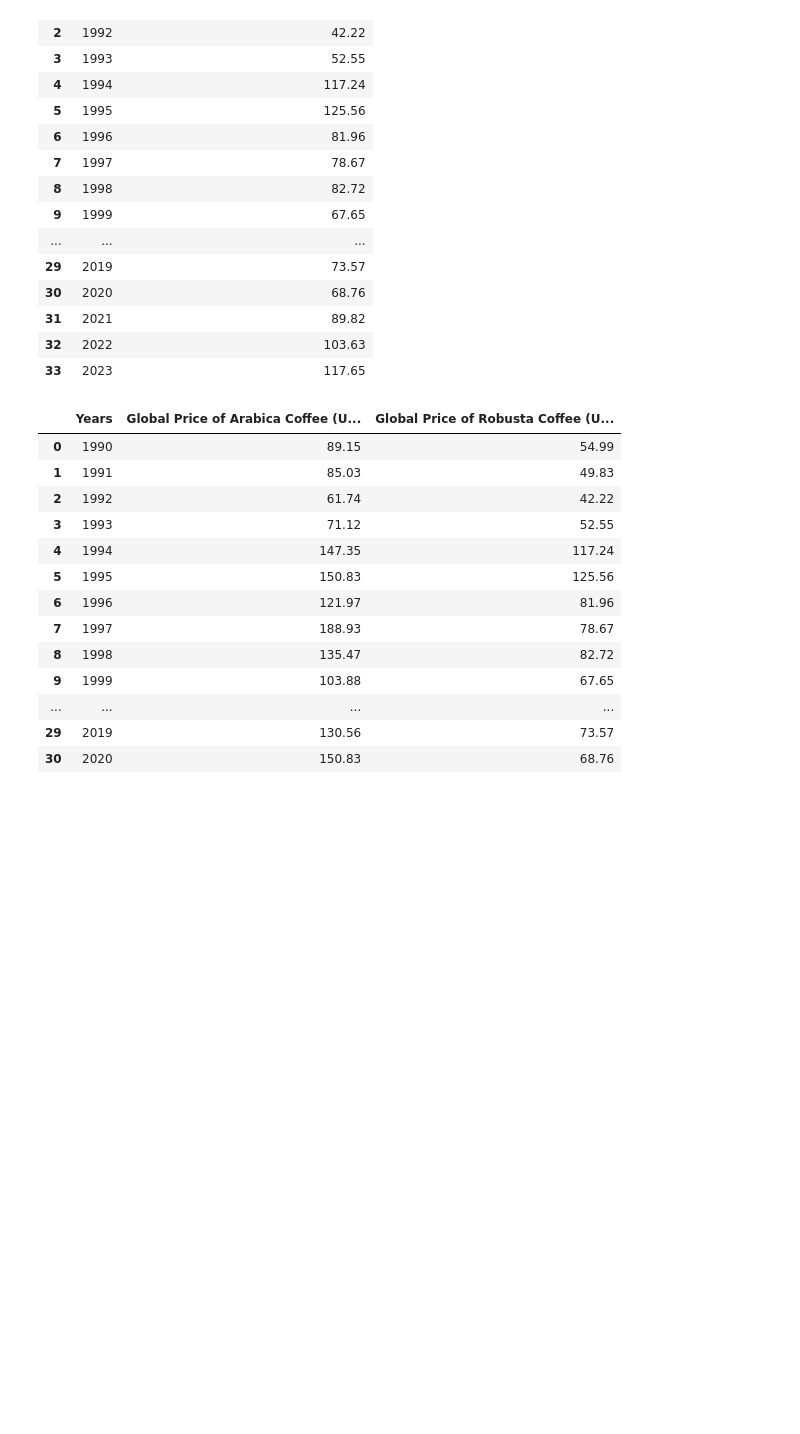
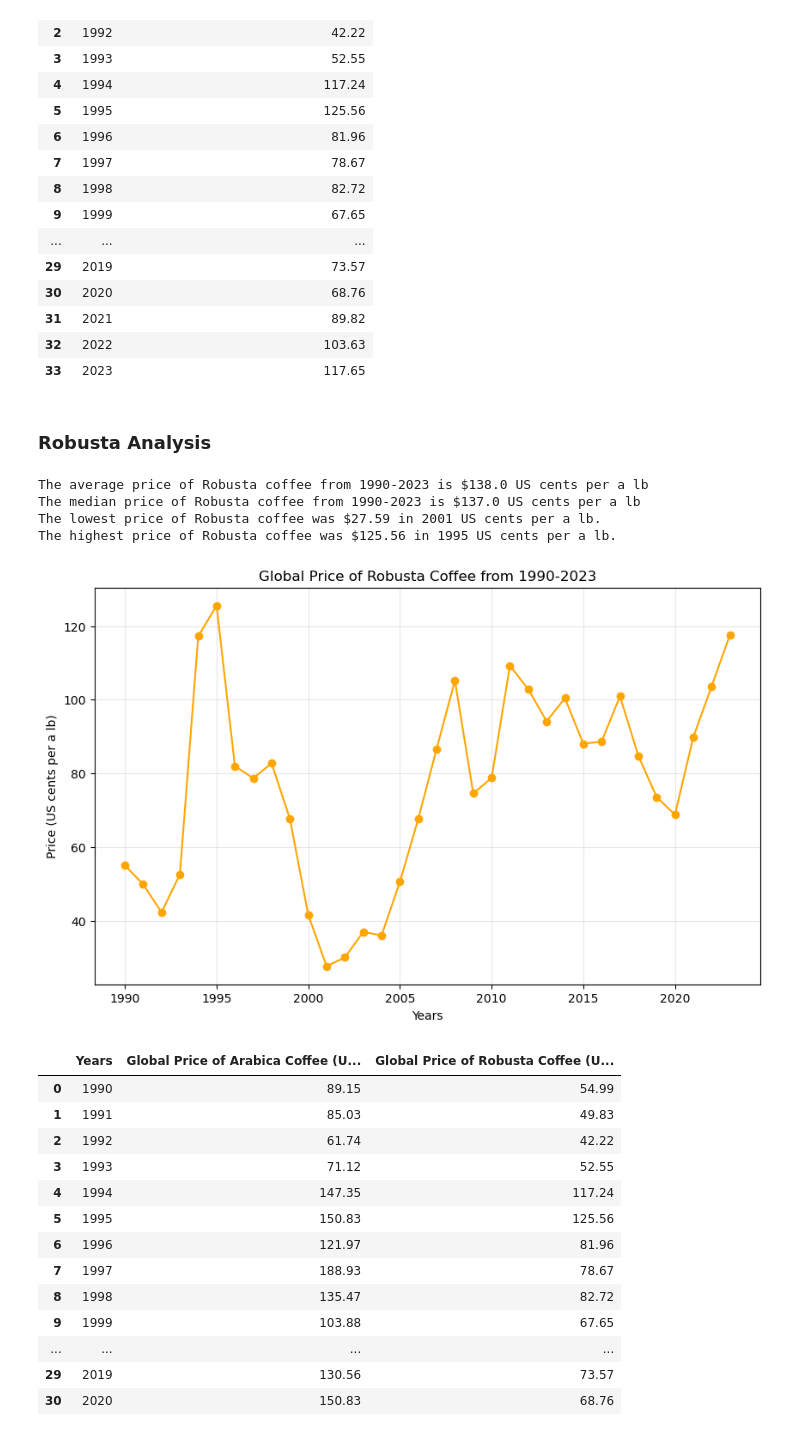
Before and after one commit to AAlbers341/project1_coffee_analysis, a Jupyter notebook: EDA/coffee_prices.ipynb, the cells around one changed output. Saved outputs shown, nothing was run; the diff lists cells and outputs as text; code cells hidden in the pictures; blank space fills up the shorter version.

```diff
--- a/EDA/coffee_prices.ipynb
+++ b/EDA/coffee_prices.ipynb
@@ -107,6 +148,47 @@ coffee_price_robusta_df
 | 31 | 2021 | 89.82 |
 | 32 | 2022 | 103.63 |
 | 33 | 2023 | 117.65 |
+# %% [markdown]
+### Robusta Analysis
+# %%
+# Mean vs Median
+robusta_mean = coffee_price_robusta_df['Global Price of Robusta Coffee (US cents per a lb)'].mean()
+robusta_median = coffee_price_robusta_df['Global Price of Robusta Coffee (US cents per a lb)'].median()
+
+# Lowest and highest price of Arabica coffee
+robusta_min_index = coffee_price_robusta_df['Global Price of Robusta Coffee (US cents per a lb)'].idxmin()
+lowest_price_year = coffee_price_robusta_df.loc[robusta_min_index,'Years']
+lowest_price = coffee_price_robusta_df.loc[robusta_min_index, 'Global Price of Robusta Coffee (US cents per a lb)']
+
+robusta_max_index = coffee_price_robusta_df['Global Price of Robusta Coffee (US cents per a lb)'].idxmax()
+highest_price_year = coffee_price_robusta_df.loc[robusta_max_index,'Years']
+highest_price = coffee_price_robusta_df.loc[robusta_max_index, 'Global Price of Robusta Coffee (US cents per a lb)']
+
+print(f'The average price of Robusta coffee from 1990-2023 is ${round(arabica_mean,0)} US cents per a lb')
+print(f'The median price of Robusta coffee from 1990-2023 is ${round(arabica_median,0)} US cents per a lb')
+print(f'The lowest price of Robusta coffee was ${lowest_price} in {lowest_price_year} US cents per a lb.')
+print(f'The highest price of Robusta coffee was ${highest_price} in {highest_price_year} US cents per a lb.')
+# %% [output]
+The average price of Robusta coffee from 1990-2023 is $138.0 US cents per a lb
+The median price of Robusta coffee from 1990-2023 is $137.0 US cents per a lb
+The lowest price of Robusta coffee was $27.59 in 2001 US cents per a lb.
+The highest price of Robusta coffee was $125.56 in 1995 US cents per a lb.
+# %%
+# Plot robusta
+plt.figure(figsize=(10, 6))
+plt.plot(coffee_price_robusta_df['Years'], coffee_price_robusta_df['Global Price of Robusta Coffee (US cents per a lb)'], marker='o', color='orange')
+
+plt.title('Global Price of Robusta Coffee from 1990-2023')
+plt.xlabel('Years')
+plt.ylabel('Price (US cents per a lb)')
+plt.grid(True, alpha=0.3)
+
+# Save fig
+plt.savefig('../Visuals/coffee_prices/price_robusta.png')
+
+plt.show()
+# %% [output]
+[figure, added]
 # %%
 # Merge the two datasets
 coffee_prices = pd.merge(coffee_price_arabica_df, coffee_price_robusta_df, on='Years')
```
Also changed, not shown: parts of 7 cells of this notebook, 7 other files.
